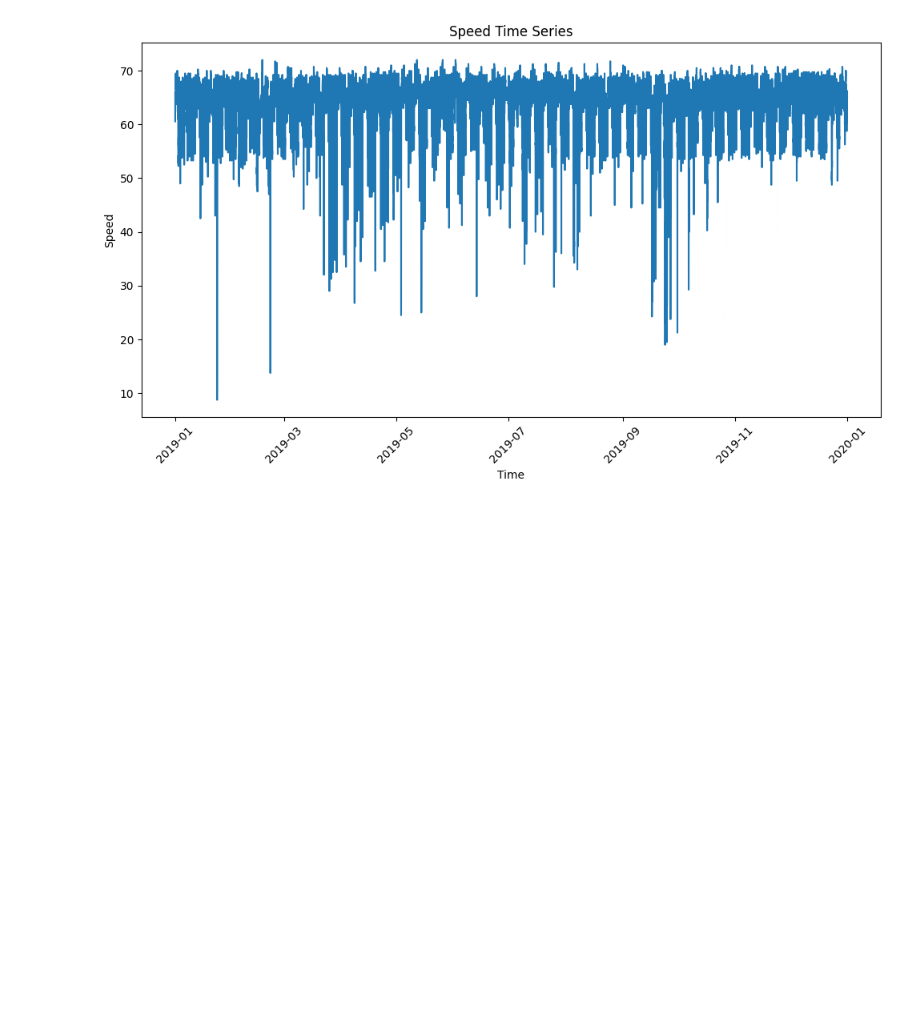
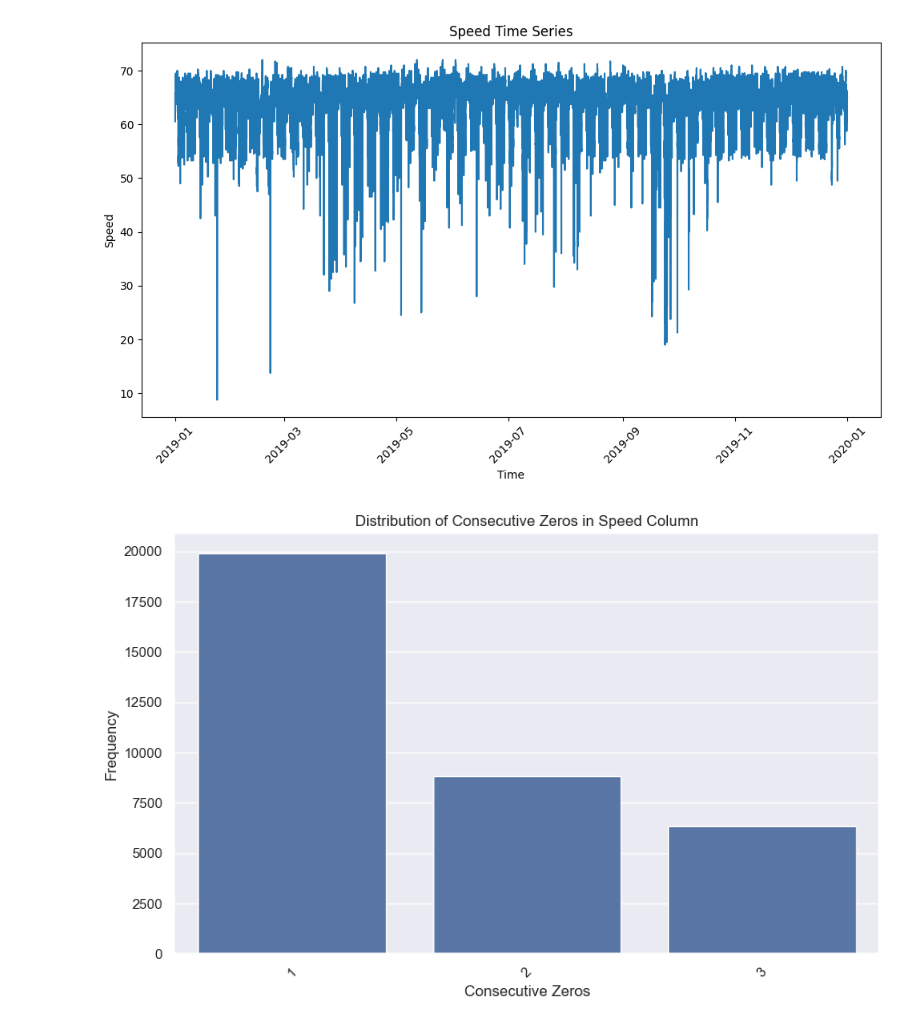
Before and after one commit to tarekbzahid/XIE_dataset_prep, a Jupyter notebook: utils/data_viz.ipynb, the cells around one changed output. Saved outputs shown, nothing was run; the diff lists cells and outputs as text; code cells hidden in the pictures; blank space fills up the shorter version.

```diff
--- a/utils/data_viz.ipynb
+++ b/utils/data_viz.ipynb
@@ -25,3 +25,28 @@ plt.tight_layout()
 plt.show()
 # %% [output]
 [figure]
+# %%
+import pandas as pd
+import seaborn as sns
+import matplotlib.pyplot as plt
+
+# Load the CSV file into a Pandas DataFrame
+df = pd.read_csv('E:/xie/Sensor Files/4. impute/full 0 imputed/2018/2.1.268_filled.csv')
+
+# Count consecutive zeros in the 'Speed' column
+consecutive_zeros = df['Speed'].apply(lambda x: len(str(x).split('0')))
+
+# Count the frequency of each count
+count_frequency = consecutive_zeros.value_counts().sort_index().reset_index()
+count_frequency.columns = ['Consecutive Zeros', 'Frequency']
+
+# Plot the distribution using Seaborn's barplot
+plt.figure(figsize=(10, 6))
+sns.barplot(x='Consecutive Zeros', y='Frequency', data=count_frequency)
+plt.title('Distribution of Consecutive Zeros in Speed Column')
+plt.xlabel('Consecutive Zeros')
+plt.ylabel('Frequency')
+plt.xticks(rotation=45)
+plt.show()
+# %% [output]
+[figure, added]
```
Also changed, not shown: parts of 1 cell of this notebook, 1 other file.
